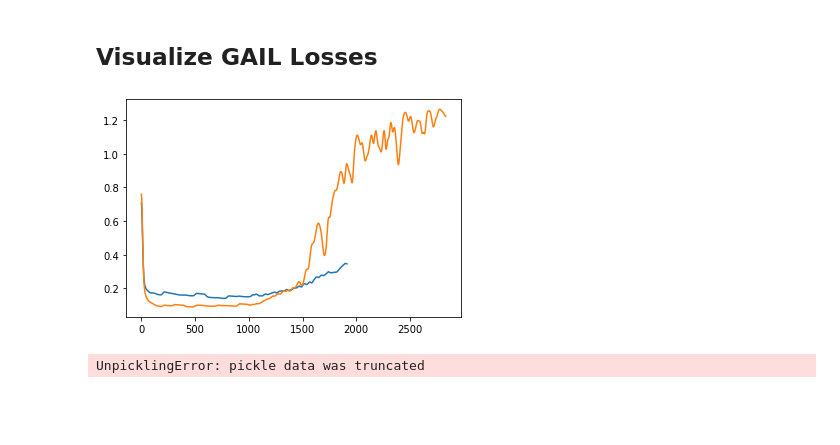
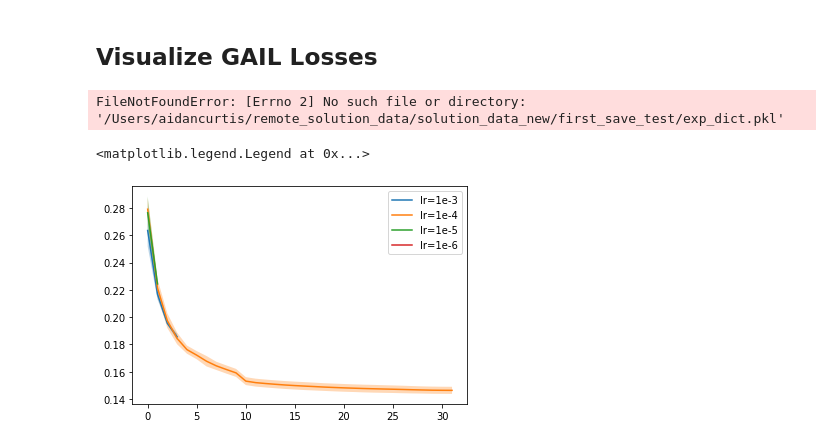
Before and after one commit to neuroailab/CuriousSamplePlanner, a Jupyter notebook: policy_learning/Policy Learning Results.ipynb, the cells around one changed output. Saved outputs shown, nothing was run; the diff lists cells and outputs as text; code cells hidden in the pictures; blank space fills up the shorter version.

```diff
--- a/policy_learning/Policy Learning Results.ipynb
+++ b/policy_learning/Policy Learning Results.ipynb
@@ -7,7 +9,8 @@ from scipy.ndimage import gaussian_filter
 %matplotlib inline
 # %%
 def get_rewards(exp_name = "", sigma=100, key = "rewards"):
-    filehandler = open("../solution_data/"+str(exp_name)+"/exp_dict.pkl", 'rb')
+    filehandler = open("/Users/aidancurtis/remote_solution_data/solution_data_new/"+str(exp_name)+"/exp_dict.pkl", 'rb')
+
     exp_dict = pickle.load(filehandler)
     return gaussian_filter(np.array( exp_dict[key]), sigma)
 
@@ -140,9 +143,20 @@ Text(0.5, 1.0, 'Performance on 2-Stack under different splits')
 losses = plot_group_rewards(["first_save_test"], key="gail_loss", sigma=10)
 losses = plot_group_rewards(["hc_test"], key="gail_loss", sigma=10)
 # %% [output]
-[figure, removed]
+FileNotFoundError: [Errno 2] No such file or directory: '/Users/aidancurtis/remote_solution_data/solution_data_new/first_save_test/exp_dict.pkl'
-# %%
-losses = plot_group_rewards(["first_save_test"], key="rewards", sigma=300)
-# losses = plot_group_rewards(["hc_test"], key="rewards", sigma=10)
-# %% [output]
-UnpicklingError: pickle data was truncated
+# %%
+losses = plot_group_rewards(["1::lr=1e-3","2::lr=1e-3","3::lr=1e-3","4::lr=1e-3"], key="gail_loss", sigma=0)
+losses = plot_group_rewards(["1::lr=1e-4","2::lr=1e-4","3::lr=1e-4","4::lr=1e-4"], key="gail_loss", sigma=0)
+losses = plot_group_rewards(["1::lr=1e-5","2::lr=1e-5","3::lr=1e-5","4::lr=1e-5"], key="gail_loss", sigma=0)
+losses = plot_group_rewards(["1::lr=1e-6","2::lr=1e-6","3::lr=1e-6","4::lr=1e-6"], key="gail_loss", sigma=0)
+
+plt.legend(["lr=1e-3", "lr=1e-4", "lr=1e-5", "lr=1e-6"])
+
+
+losses = plot_group_rewards(["1::gamma=0","2::gamma=0","3::gamma=0","4::gamma=0"], key="gail_loss", sigma=0)
+
+
+plt.legend(["lr=1e-3", "lr=1e-4", "lr=1e-5", "lr=1e-6"])
+# %% [output]
+<matplotlib.legend.Legend at 0x...>
+[figure, added]
```
Also changed, not shown: parts of 1 cell of this notebook, 5 other files.
